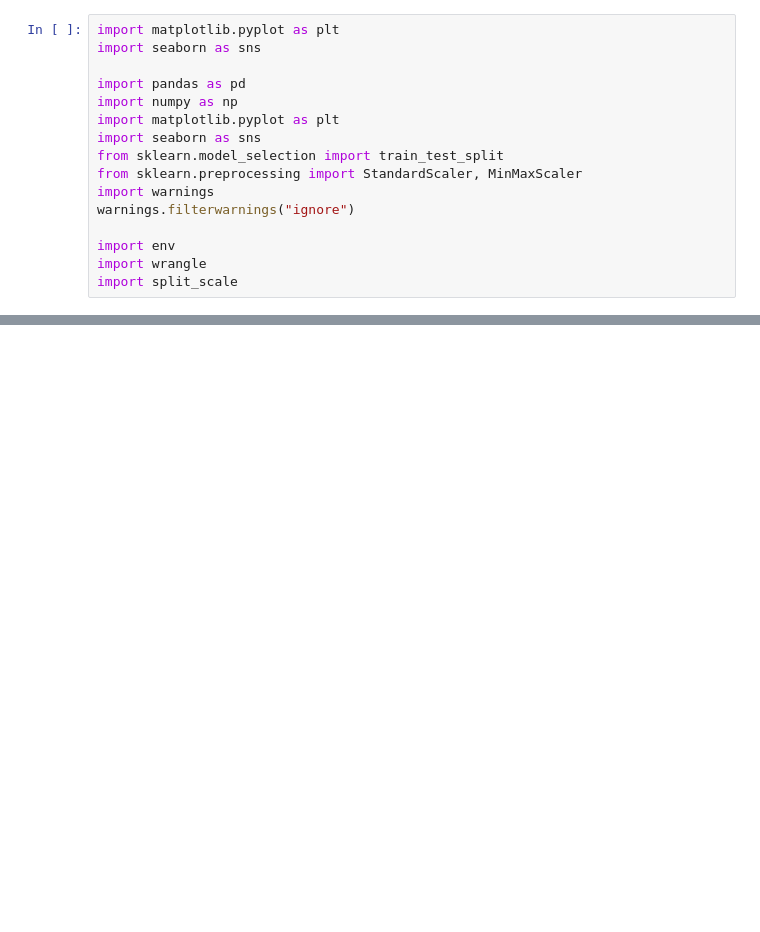
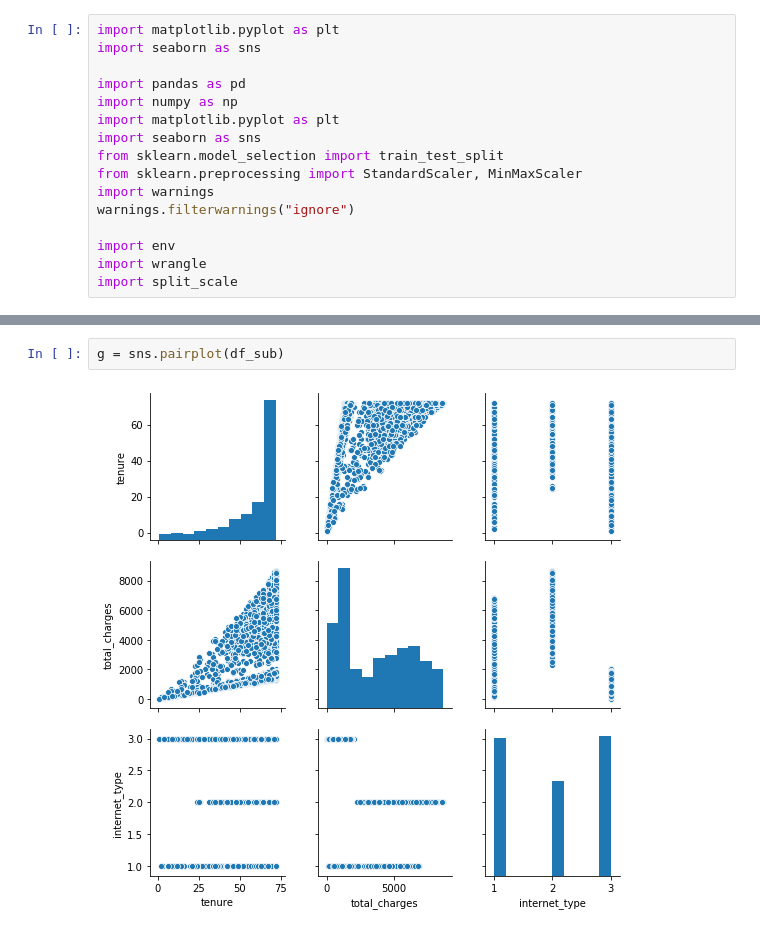
Before and after one commit to JefferyRoeder/ds-methodologies-exercises, a Jupyter notebook: regression/explore.ipynb, the cells around one changed output, grey strips where cells are left out. Saved outputs shown, nothing was run; the diff lists cells and outputs as text; blank space fills up the shorter version.

```diff
--- a/regression/explore.ipynb
+++ b/regression/explore.ipynb
@@ -33,0 +37,4 @@ g = grid.plot_joint
+# %%
+g = sns.pairplot(df_sub)
+# %% [output]
+[figure, added]
```
Also changed, not shown: parts of 19 cells of this notebook, 17 other files.
